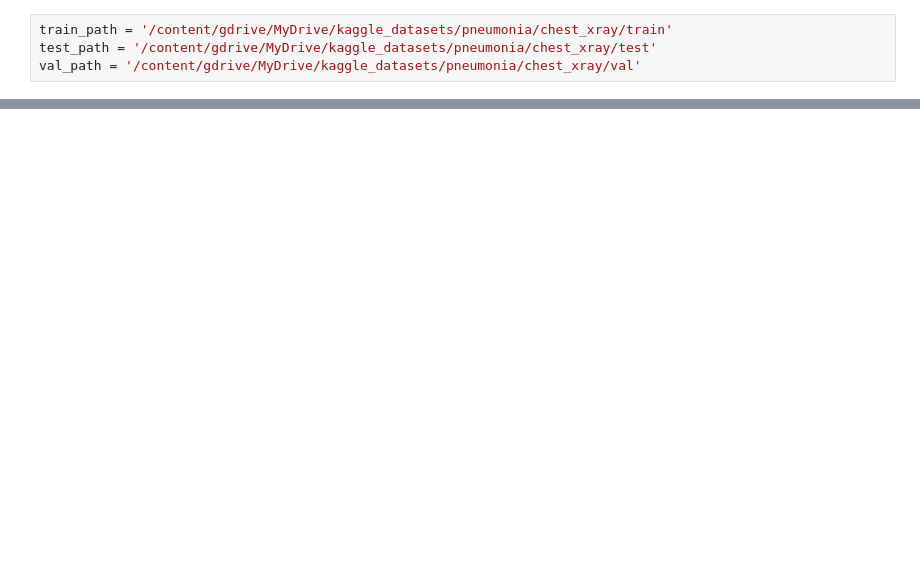
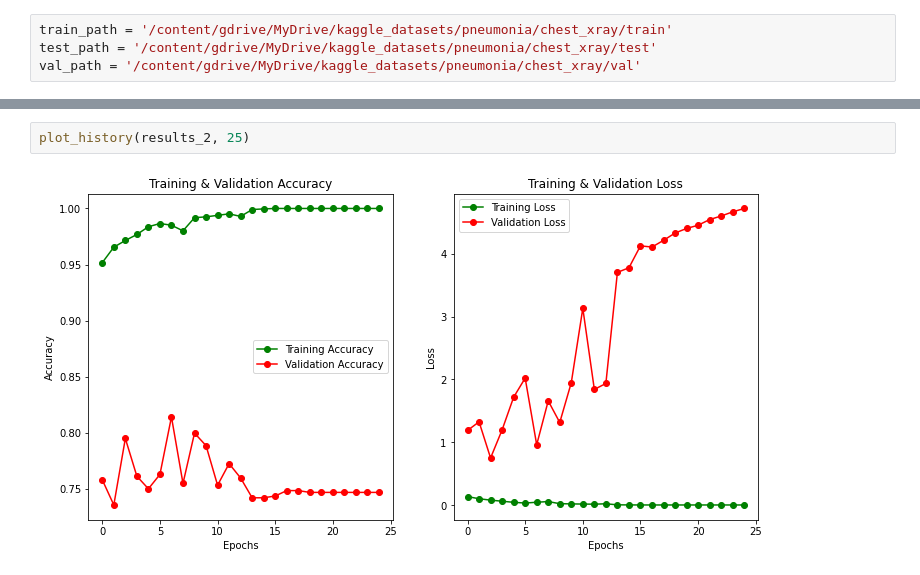
Before and after one commit to clreiner/Pneumonia_classification, a Jupyter notebook: Pneumonia_xrays.ipynb, the cells around one changed output, grey strips where cells are left out. Drawn from its saved outputs; the diff is of its cells as text; blank space fills up the shorter version.

```diff
--- a/Pneumonia_xrays.ipynb
+++ b/Pneumonia_xrays.ipynb
@@ -105,0 +426,4 @@ tf.test.gpu_device_name()
+# %%
+plot_history(results_2, 25)
+# %% [output]
+[figure, added]
```
Also changed, not shown: parts of 76 cells of this notebook.
